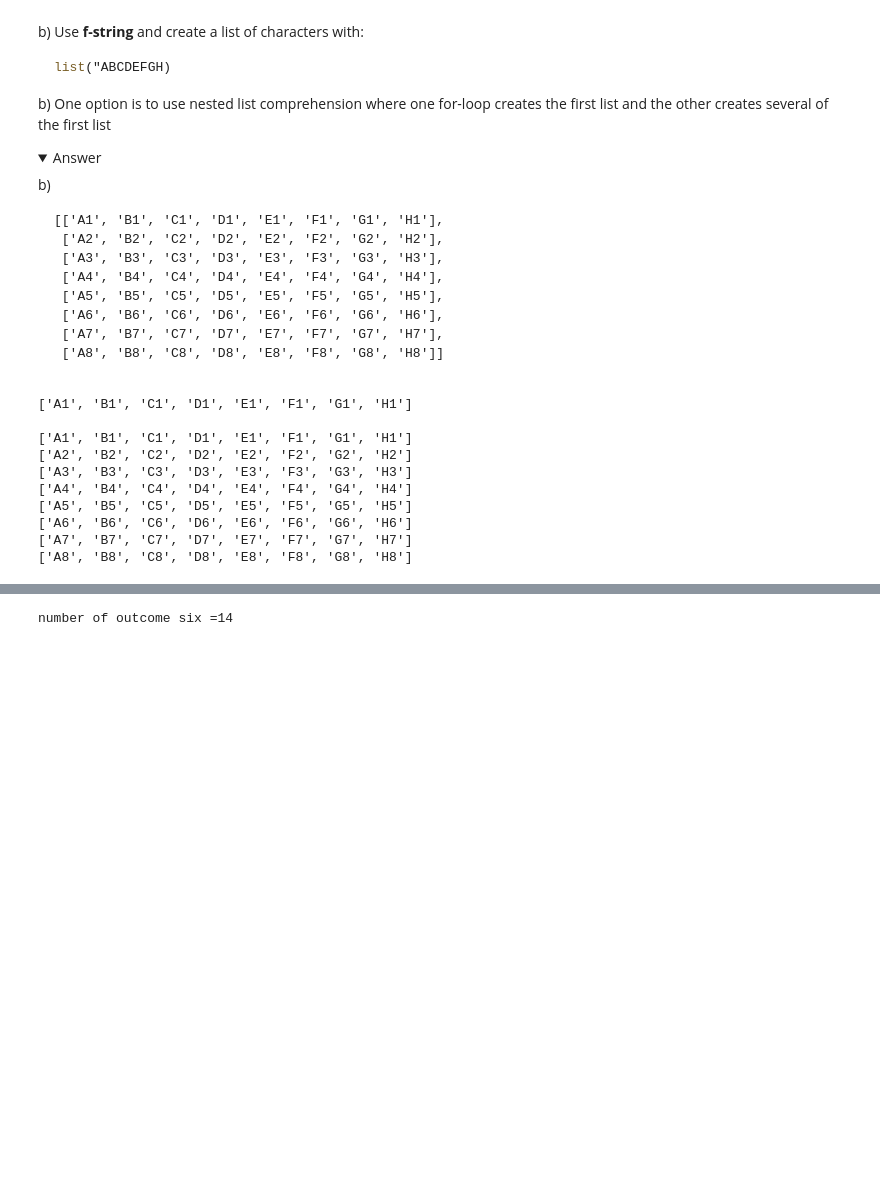
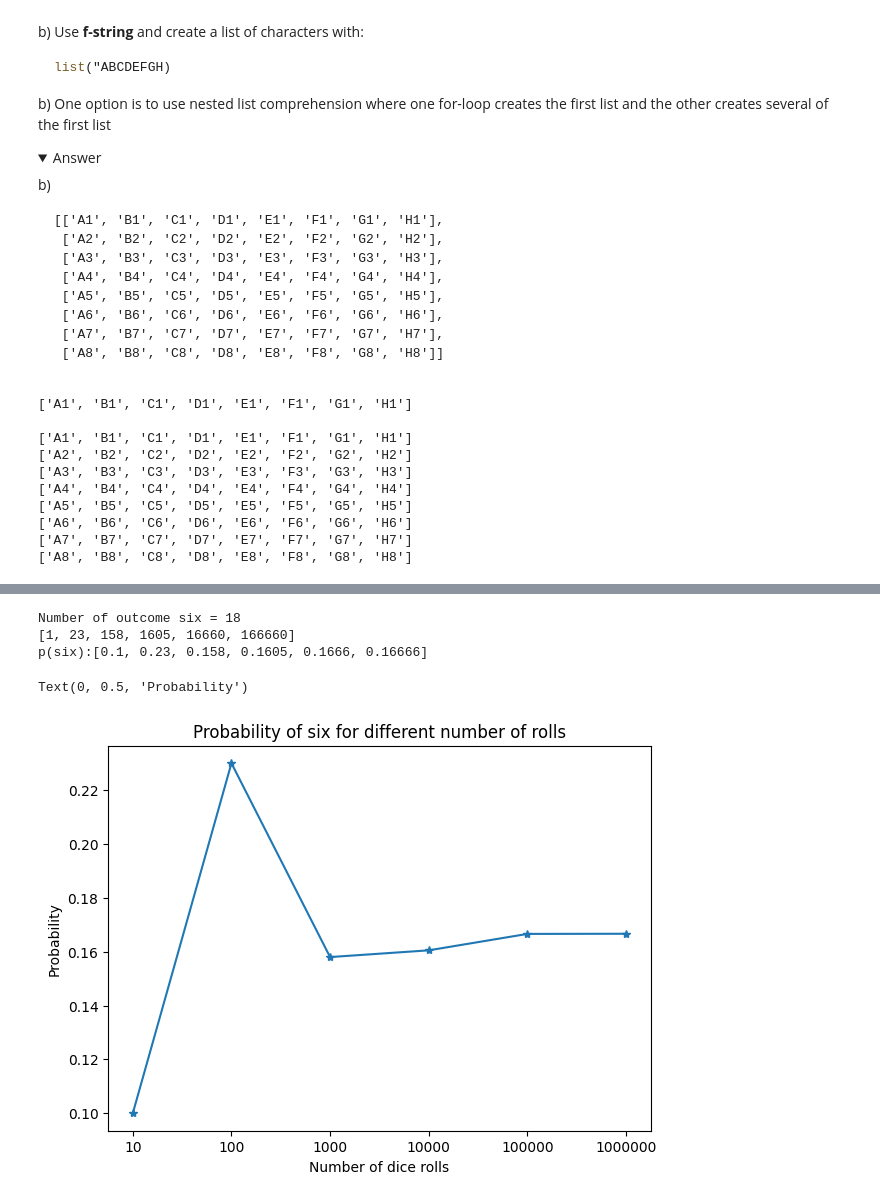
Before and after one commit to nouralahmad89-crypto/python-programming-Nour-Alahmad, a Jupyter notebook: Exercises/04-list-exercise.ipynb, the cells around one changed output, grey strips where cells are left out. Drawn from its saved outputs; the diff is of its cells as text; code cells hidden in the pictures; folded sections open; blank space fills up the shorter version.

```diff
--- a/Exercises/04-list-exercise.ipynb
+++ b/Exercises/04-list-exercise.ipynb
@@ -258,27 +258,37 @@ random.seed(1)
 </details>
 # %%
 import random as ran
+import matplotlib.pyplot as plt
 
-dice=[]
-counter= 0
-dice=[ ran.randint( 1,6) for i in range(100)]
-for i in dice:
-    if i==6:
-        counter+=1
-print(f"number of outcome six ={counter}")
-choices=[ 10 , 100, 1000, 10000, 100000, 1000000]
-probability=[]
+# Part (a) - 100 dice rolls
+dice = [ran.randint(1, 6) for n in range(100)]
+counter = sum(1 for i in dice if i == 6)
+print(f"Number of outcome six = {counter}")
+
+# Part (b) - different numbers of rolls
+choices = [10, 100, 1000, 10000, 100000, 1000000]
+counts=[]
+probability = []
 for choice in choices:
-    dice=[ ran.randint( 1,6) for i in range(choice)]
-    for i in dice:
-        if i==6:
-         counter+=1
-    probability.append(counter)
-for choice in choices:
-   for pr in probability:
-    print(f" probability for each choice is : {choice} {probability}")
+    dice = [ran.randint(1, 6) for n in range(choice)]
+    counter = sum(1 for i in dice if i == 6)
+    counts.append(counter)
+    prob = counter / choice  # current probability
+    probability.append(prob) # store in list
+print(counts)
+print(f"p(six):{probability}")
+plt.figure( figsize=(7,5))
+plt.plot(probability, '-*')
+plt.title("Probability of six for different number of rolls")
+plt.xticks([0,1,2,3,4,5], choices)
+plt.xlabel("Number of dice rolls")
+plt.ylabel("Probability")
 # %% [output]
-number of outcome six =14
+Number of outcome six = 18
+[1, 23, 158, 1605, 16660, 166660]
+p(six):[0.1, 0.23, 0.158, 0.1605, 0.1666, 0.16666]
+Text(0, 0.5, 'Probability')
+[figure, added]
 # %% [markdown]
 ---
 ## 6. Monte Carlo simulation (**)
```
Also changed, not shown: parts of 1 cell of this notebook.
